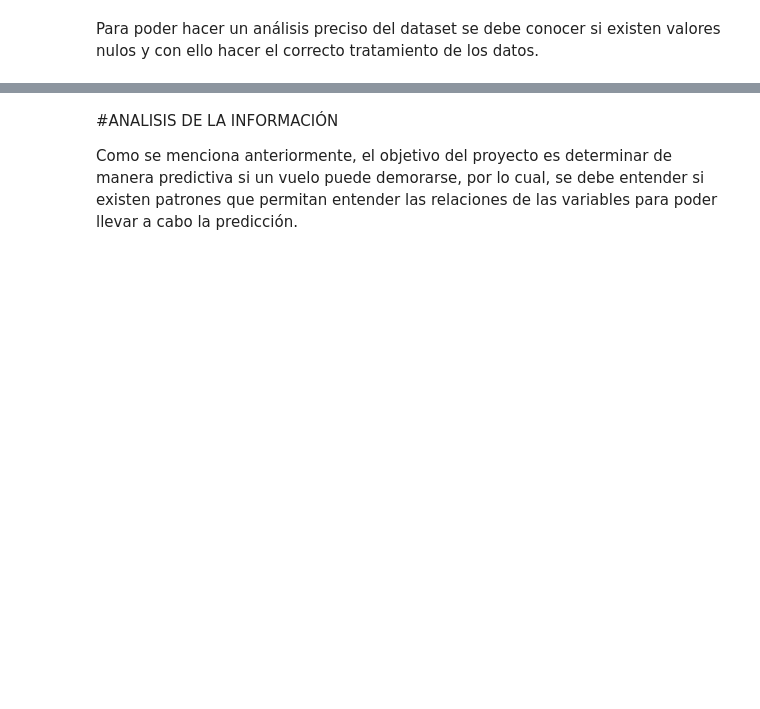
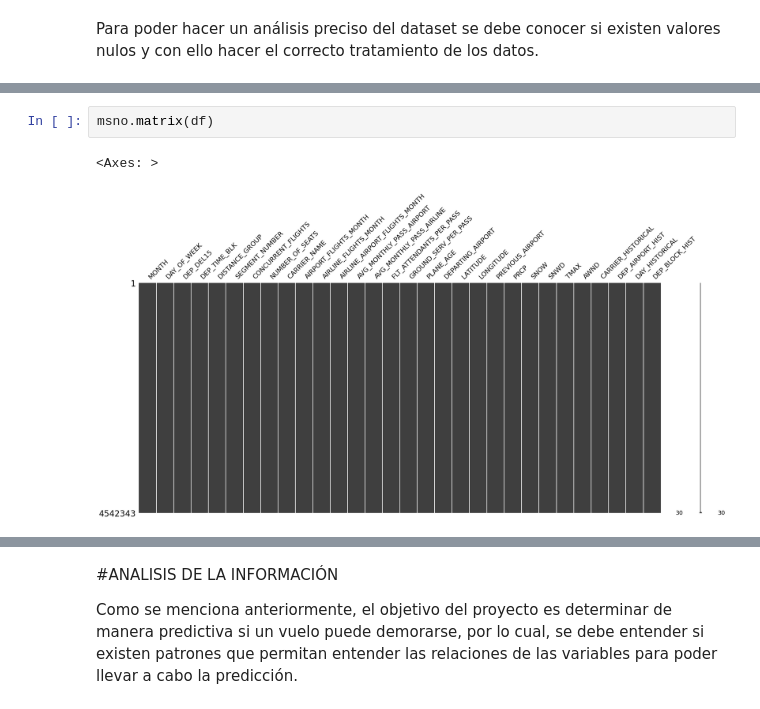
Before and after one commit to chelomec/airlines_delay_prediction, a Jupyter notebook: Proyecto_DataScienceII_ML_Clasificación_Demora_Vuelos.ipynb, the cells around one changed output, grey strips where cells are left out. Cells and saved outputs as stored; diff of their text form; blank space fills up the shorter version.

```diff
--- a/Proyecto_DataScienceII_ML_Clasificación_Demora_Vuelos.ipynb
+++ b/Proyecto_DataScienceII_ML_Clasificación_Demora_Vuelos.ipynb
@@ -114,0 +148,5 @@ Este dataset no contiene valores nulos, por lo tanto, no requiere en un principi
+# %%
+msno.matrix(df)
+# %% [output]
+<Axes: >
+[figure, added]
```
Also changed, not shown: parts of 15 cells of this notebook.
